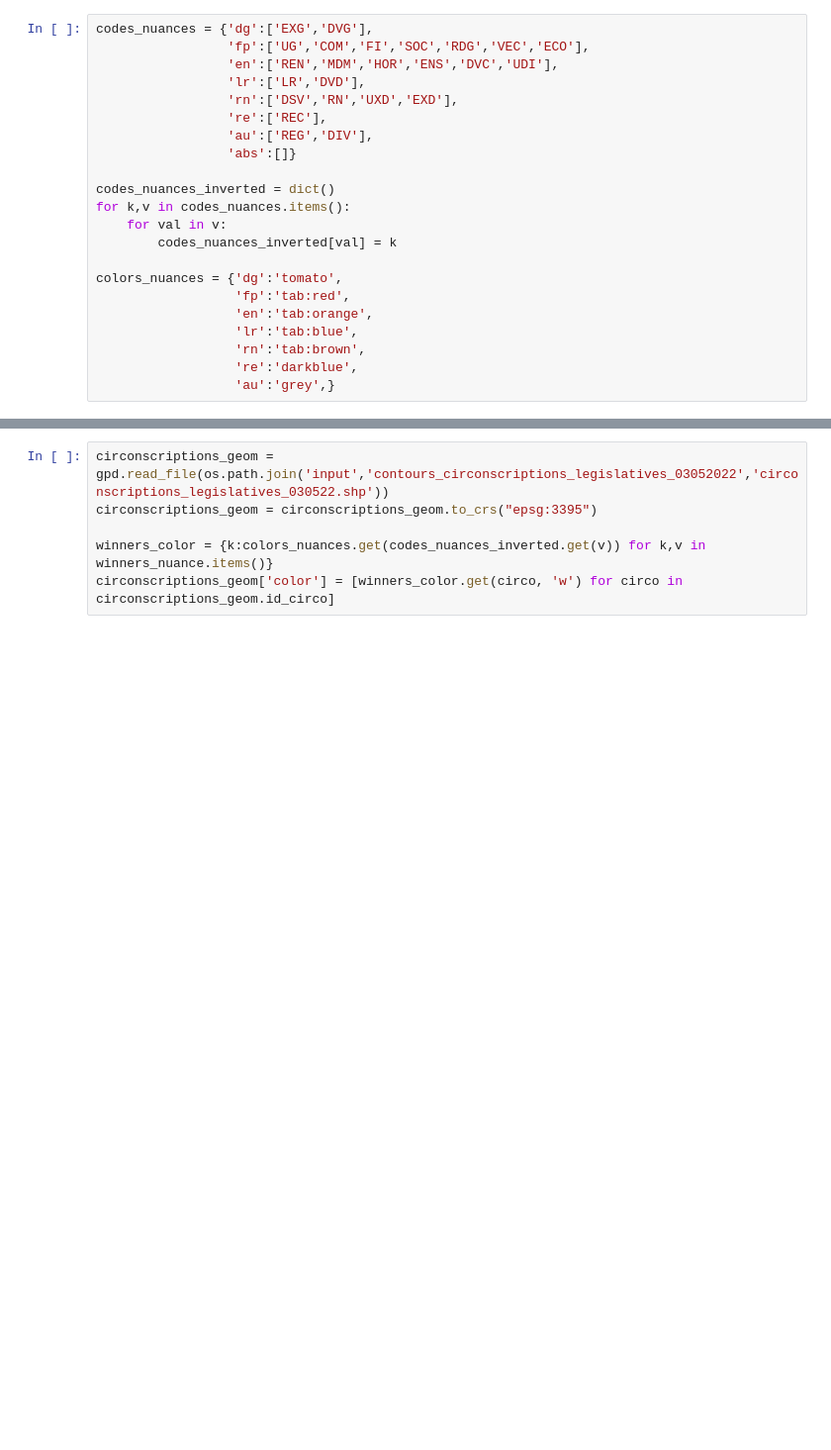
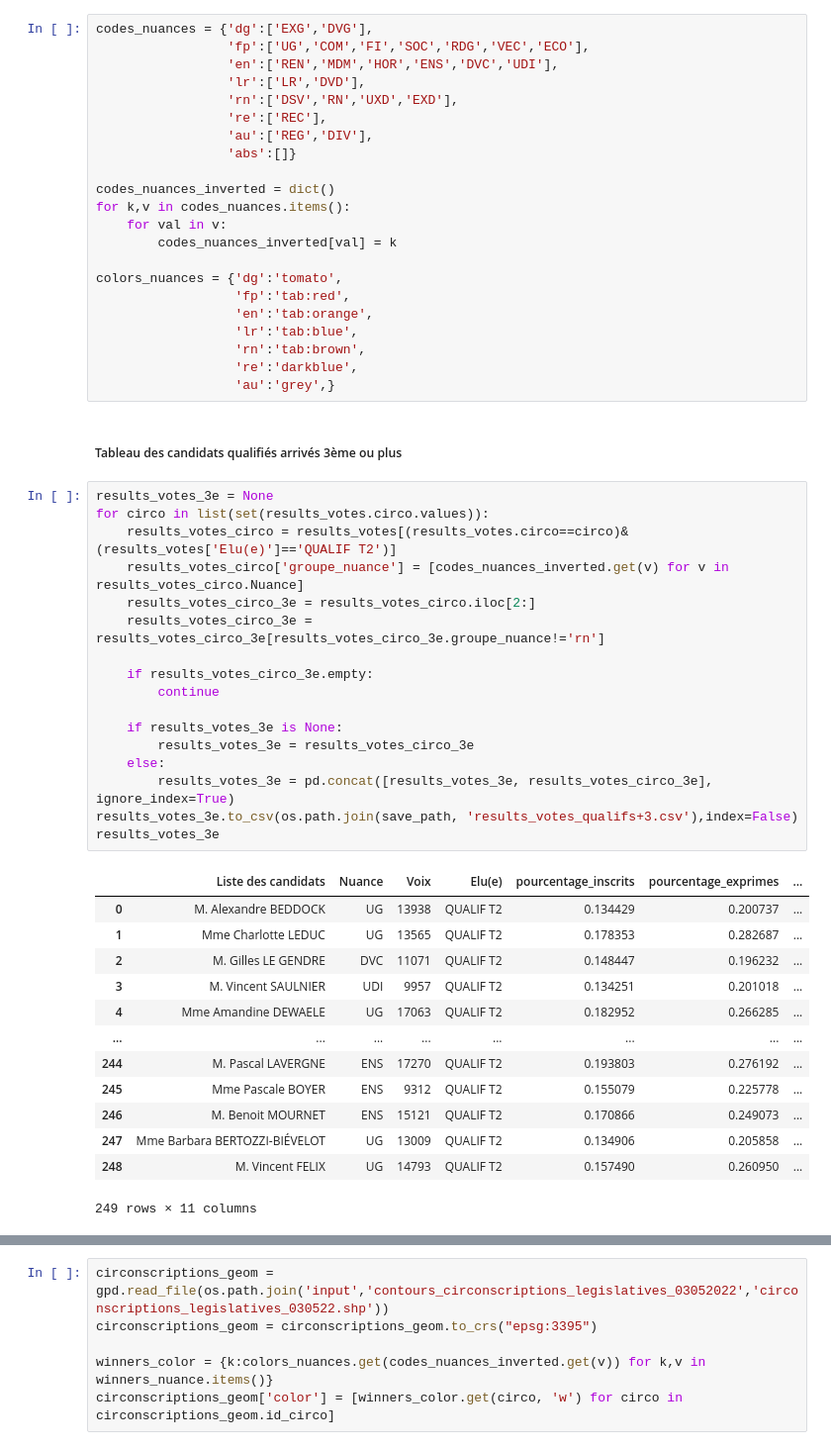
Before and after one commit to amounier/datan, a Jupyter notebook: Reports.ipynb, the cells around one changed output, grey strips where cells are left out. Shown at 99% size. Cells and saved outputs as stored; diff of their text form; blank space fills up the shorter version.

Commit message:
export table of +3 qualifs vote T1

```diff
--- a/Reports.ipynb
+++ b/Reports.ipynb
@@ -200,3 +183,36 @@ colors_nuances = {'dg':'tomato',
                   'rn':'tab:brown',
                   're':'darkblue',
                   'au':'grey',}
+# %% [markdown]
+##### Tableau des candidats qualifiés arrivés 3ème ou plus
+# %%
+results_votes_3e = None
+for circo in list(set(results_votes.circo.values)):
+    results_votes_circo = results_votes[(results_votes.circo==circo)&(results_votes['Elu(e)']=='QUALIF T2')]
+    results_votes_circo['groupe_nuance'] = [codes_nuances_inverted.get(v) for v in results_votes_circo.Nuance]
+    results_votes_circo_3e = results_votes_circo.iloc[2:]
+    results_votes_circo_3e = results_votes_circo_3e[results_votes_circo_3e.groupe_nuance!='rn']
+
+    if results_votes_circo_3e.empty:
+        continue
+
+    if results_votes_3e is None:
+        results_votes_3e = results_votes_circo_3e
+    else:
+        results_votes_3e = pd.concat([results_votes_3e, results_votes_circo_3e], ignore_index=True)
+results_votes_3e.to_csv(os.path.join(save_path, 'results_votes_qualifs+3.csv'),index=False)
+results_votes_3e
+# %% [output]
+|  | Liste des candidats | Nuance | Voix | Elu(e) | pourcentage_inscrits | pourcentage_exprimes | ... |
+| 0 | M. Alexandre BEDDOCK | UG | 13938 | QUALIF T2 | 0.134429 | 0.200737 | ... |
+| 1 | Mme Charlotte LEDUC | UG | 13565 | QUALIF T2 | 0.178353 | 0.282687 | ... |
+| 2 | M. Gilles LE GENDRE | DVC | 11071 | QUALIF T2 | 0.148447 | 0.196232 | ... |
+| 3 | M. Vincent SAULNIER | UDI | 9957 | QUALIF T2 | 0.134251 | 0.201018 | ... |
+| 4 | Mme Amandine DEWAELE | UG | 17063 | QUALIF T2 | 0.182952 | 0.266285 | ... |
+| ... | ... | ... | ... | ... | ... | ... | ... |
+| 244 | M. Pascal LAVERGNE | ENS | 17270 | QUALIF T2 | 0.193803 | 0.276192 | ... |
+| 245 | Mme Pascale BOYER | ENS | 9312 | QUALIF T2 | 0.155079 | 0.225778 | ... |
+| 246 | M. Benoit MOURNET | ENS | 15121 | QUALIF T2 | 0.170866 | 0.249073 | ... |
+| 247 | Mme Barbara BERTOZZI-BIÉVELOT | UG | 13009 | QUALIF T2 | 0.134906 | 0.205858 | ... |
+| 248 | M. Vincent FELIX | UG | 14793 | QUALIF T2 | 0.157490 | 0.260950 | ... |
+249 rows × 11 columns
```
Also changed, not shown: parts of 17 cells of this notebook, 7 other files.
